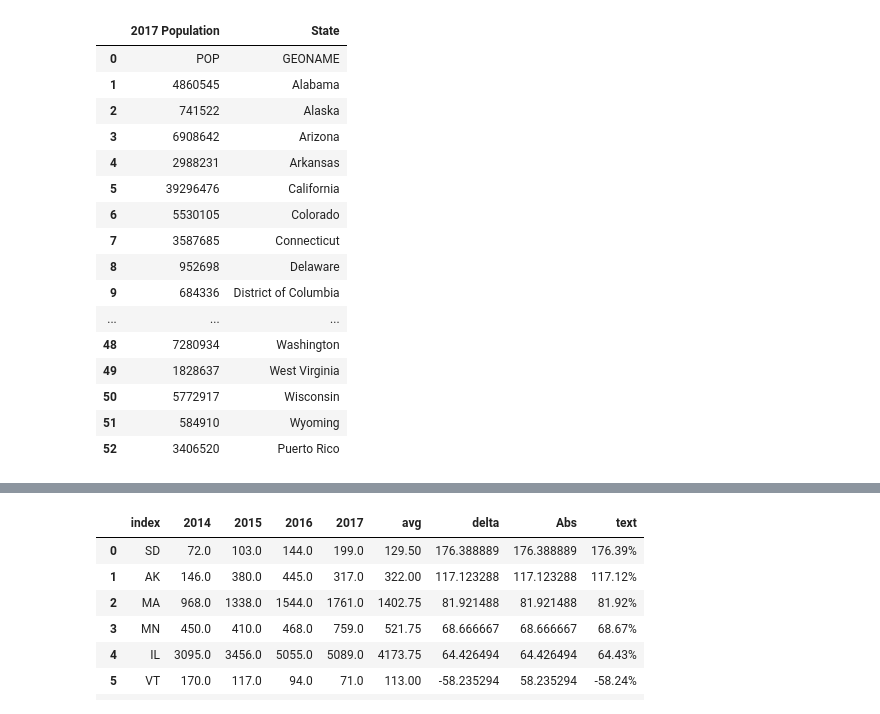
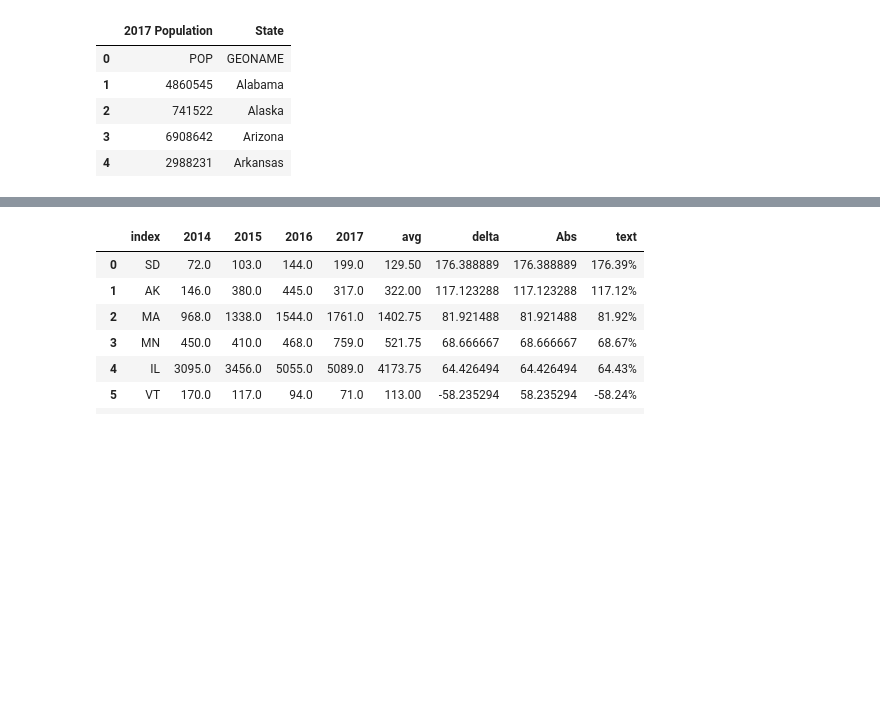
Before and after one commit to Vallito/Project_1, a Jupyter notebook: census_data.ipynb, the cells around one changed output, grey strips where cells are left out. Cells and saved outputs as stored; diff of their text form; code cells hidden in the pictures; blank space fills up the shorter version.

```diff
--- a/census_data.ipynb
+++ b/census_data.ipynb
@@ -12,32 +11,21 @@ from us_state_abbrev import states_abb
 # %%
 #request 2017 census data
 url_2017 = "https://api.census.gov/data/2017/pep/population?get=POP,GEONAME&for=state:*&DATE=9"
 request_2017 = requests.get(url_2017).json()
 
 #create dataframe
 request_2017_df = pd.DataFrame(request_2017,columns=request_2017[0])
 
 #obtain desired data
 pop_2017 = request_2017_df[['POP','GEONAME']]
 pop_2017 = pop_2017.rename(columns = {"POP":"2017 Population",
                                      "GEONAME":"State"})
-pop_2017
+pop_2017.head()
 # %% [output]
 |  | 2017 Population | State |
 | 0 | POP | GEONAME |
 | 1 | 4860545 | Alabama |
 | 2 | 741522 | Alaska |
 | 3 | 6908642 | Arizona |
 | 4 | 2988231 | Arkansas |
-| 5 | 39296476 | California |
-| 6 | 5530105 | Colorado |
-| 7 | 3587685 | Connecticut |
-| 8 | 952698 | Delaware |
-| 9 | 684336 | District of Columbia |
-| ... | ... | ... |
-| 48 | 7280934 | Washington |
-| 49 | 1828637 | West Virginia |
-| 50 | 5772917 | Wisconsin |
-| 51 | 584910 | Wyoming |
-| 52 | 3406520 | Puerto Rico |
 # %%
```
Also changed, not shown: parts of 8 cells of this notebook.
